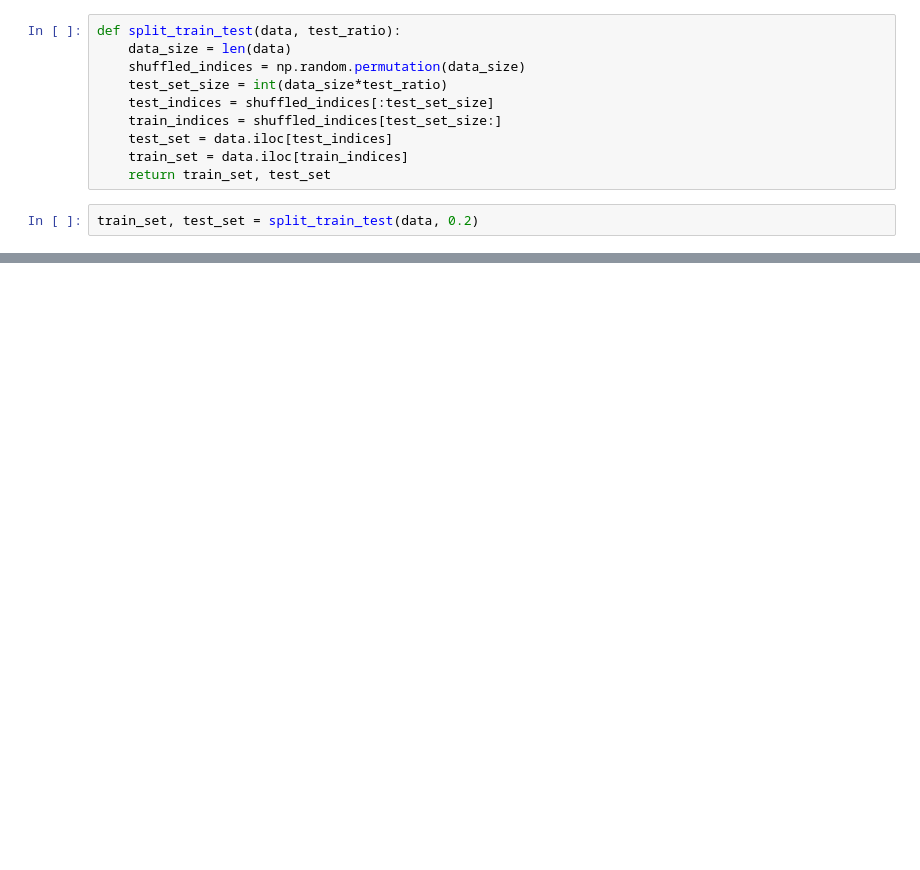
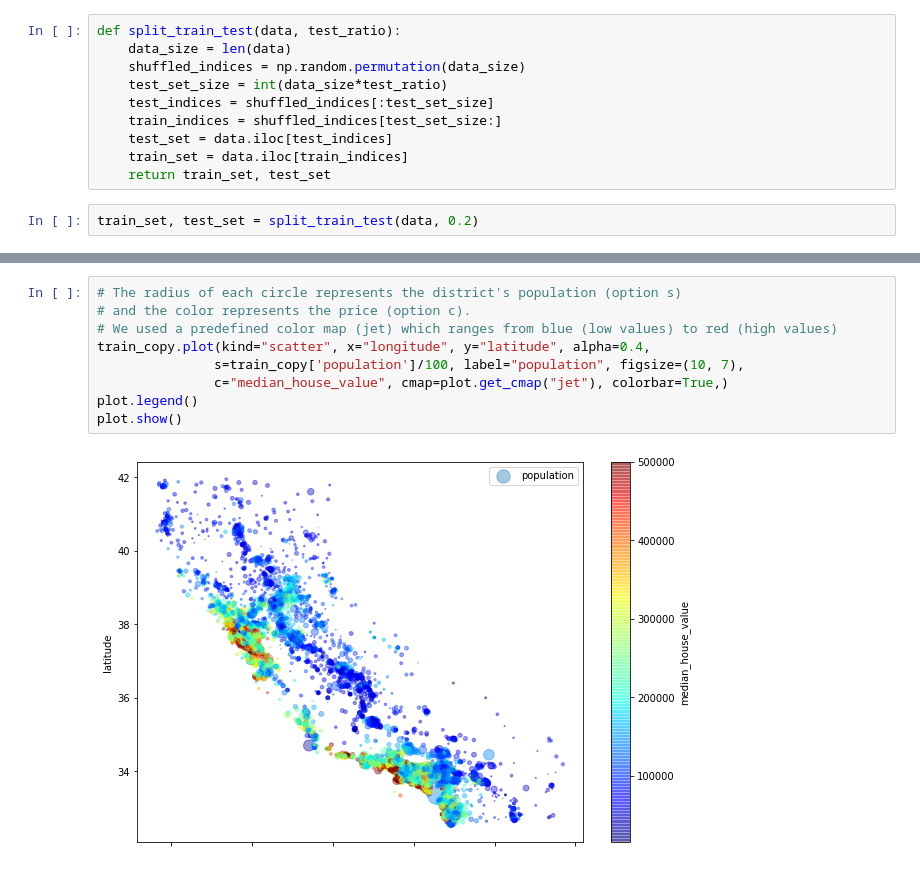
Before and after one commit to taylorletsoaka/scikit-learn, a Jupyter notebook: Housing.ipynb, the cells around one changed output, grey strips where cells are left out. Cells and saved outputs as stored; diff of their text form; blank space fills up the shorter version.

```diff
--- a/Housing.ipynb
+++ b/Housing.ipynb
@@ -120,0 +139,11 @@ Name: income category, dtype: float64
+# %%
+# The radius of each circle represents the district's population (option s)
+# and the color represents the price (option c).
+# We used a predefined color map (jet) which ranges from blue (low values) to red (high values)
+train_copy.plot(kind="scatter", x="longitude", y="latitude", alpha=0.4,
+               s=train_copy['population']/100, label="population", figsize=(10, 7),
+               c="median_house_value", cmap=plot.get_cmap("jet"), colorbar=True,)
+plot.legend()
+plot.show()
+# %% [output]
+[figure, added]
```
Also changed, not shown: parts of 9 cells of this notebook.
